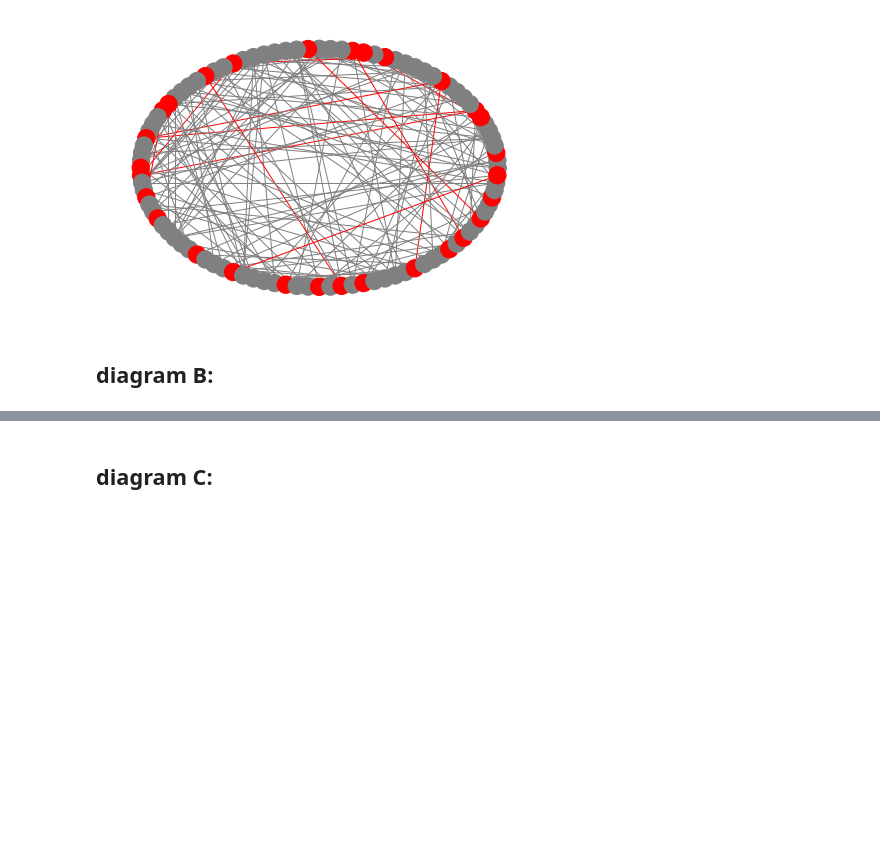
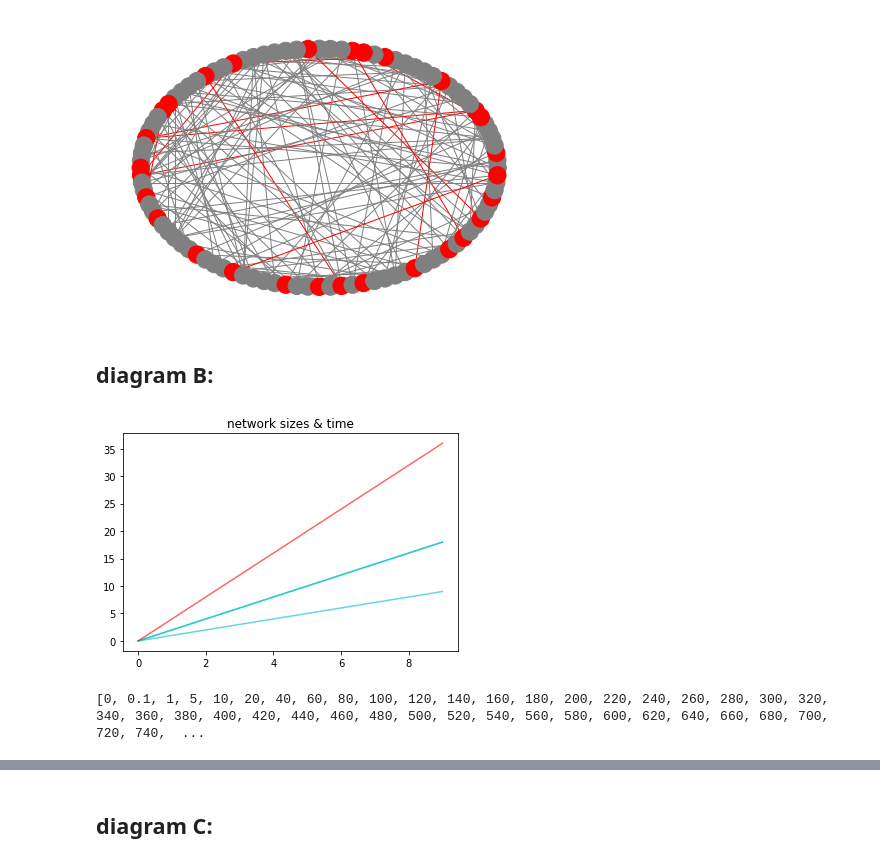
Before and after one commit to MJSahebnasi/Thesis-temporal-network-platform, a Jupyter notebook: thesis_main.ipynb, the cells around one changed output, grey strips where cells are left out. Drawn from its saved outputs; the diff is of its cells as text; code cells hidden in the pictures; blank space fills up the shorter version.

Commit message:
middle of diagram B

```diff
--- a/thesis_main.ipynb
+++ b/thesis_main.ipynb
@@ -634,3 +634,36 @@ execution time: 0.2896308898925781
 [figure]
 # %% [markdown]
 ## diagram B:
+# %%
+y = [None] * 3
+x = range(10)
+
+for i in range(1,4):
+  y[i-1] = [j*i for j in range(10)]
+
+# print('-------')
+# print('y:', y)
+# print(len(y))
+# print('x:', x)
+# print(len(x))
+# print('-------')
+y[2] = y[1]
+
+plt.figure()
+for i in range(3):
+  plt.plot(x, y[i], color='c', alpha=0.6)
+  title = 'network sizes & time'
+  plt.title(title)
+  # plt.grid()
+  # plt.xticks(x)
+  # plt.yticks(np.arange(np.min(y)-500, np.max(y) + 100, 1))
+  # plt.xlabel('t')
+  # plt.ylabel('size')
+  # plt.tick_params(labelrotation=45)
+  # plt.xscale("log")
+plt.plot(x, [4*x for x in y[0]], color='red', alpha=0.6)
+title = 'network sizes & time'
+plt.title(title)
+plt.show()
+# %% [output]
+[figure, added]
@@ -636,0 +729,19 @@ execution time: 0.2896308898925781
+# %%
+n_B = 2000
+sim_dur_B = 1000
+
+G_SF_B = nx.barabasi_albert_graph(n_B, m=5)
+
+G_SW_B = nx.watts_strogatz_graph(n_B, k=20, p=0.3)
+
+landa_B = 0.01
+
+mue1_B = 0.005
+mue2_B = 0.01
+mue3_B = 0.015
+
+snp_times_b = [0, 0.1, 1, 5, 10]+[i*20 for i in range(1,51)]
+
+print(snp_times_b)
+# %% [output]
+[0, 0.1, 1, 5, 10, 20, 40, 60, 80, 100, 120, 140, 160, 180, 200, 220, 240, 260, 280, 300, 320, 340, 360, 380, 400, 420, 440, 460, 480, 500, 520, 540, 560, 580, 600, 620, 640, 660, 680, 700, 720, 740,  ...
```
Also changed, not shown: parts of 4 cells of this notebook.
